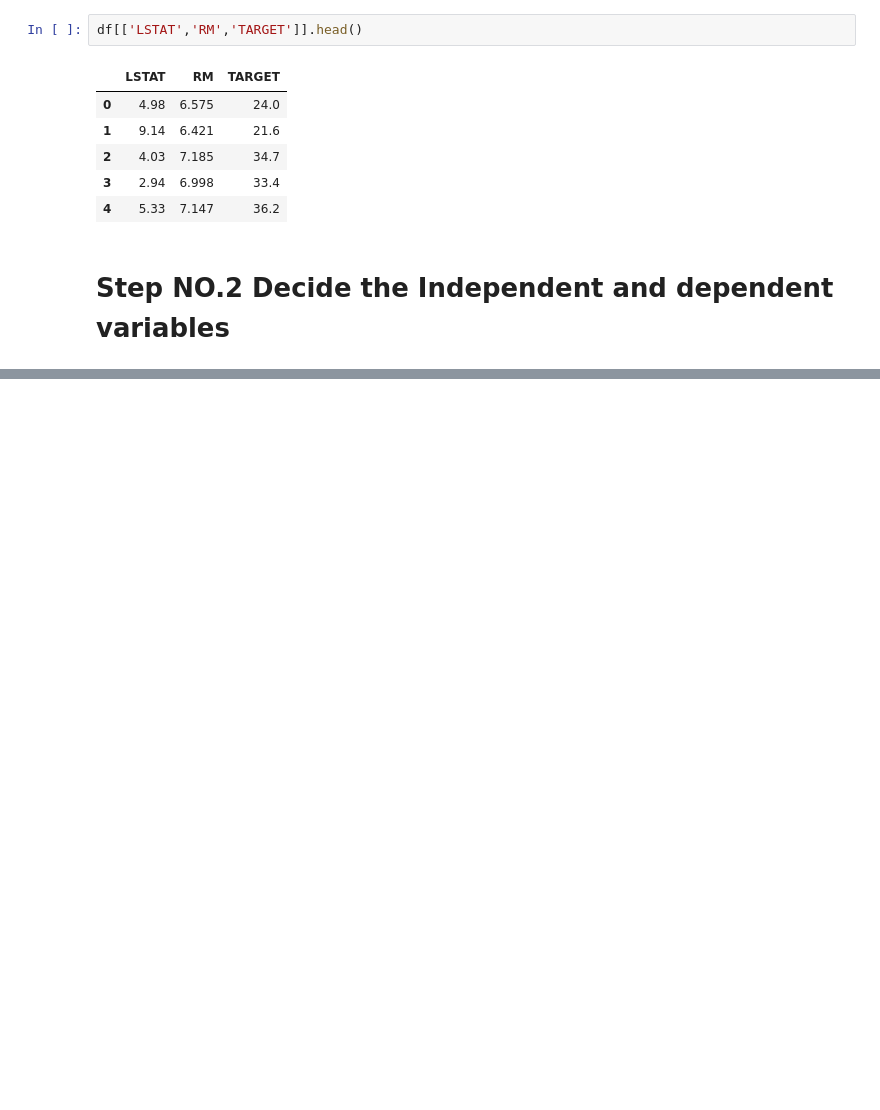
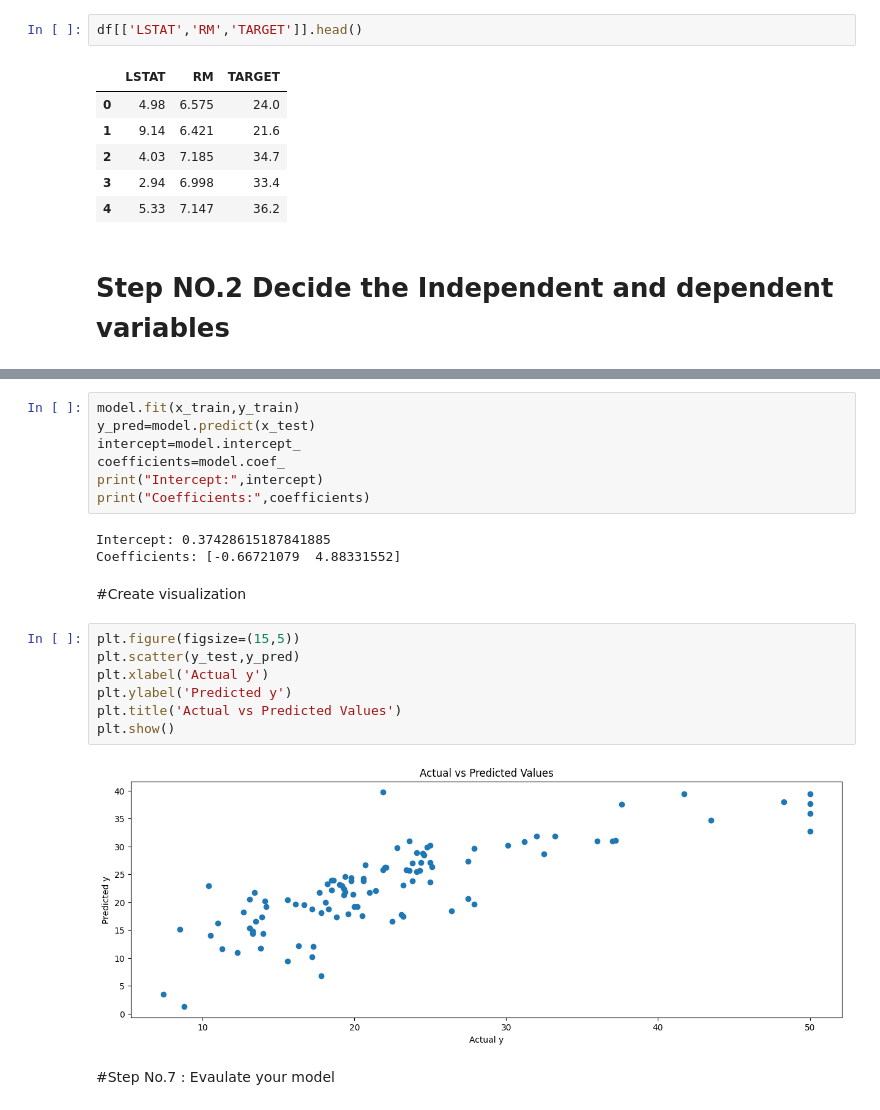
Before and after one commit to jabanitaha/data-mining-2-, a Jupyter notebook: LR_Boston_Housing.ipynb, the cells around one changed output, grey strips where cells are left out. Saved outputs shown, nothing was run; the diff lists cells and outputs as text; blank space fills up the shorter version.

```diff
--- a/LR_Boston_Housing.ipynb
+++ b/LR_Boston_Housing.ipynb
@@ -102,0 +148,23 @@ df[['LSTAT','RM','TARGET']].head()
+# %%
+model.fit(x_train,y_train)
+y_pred=model.predict(x_test)
+intercept=model.intercept_
+coefficients=model.coef_
+print("Intercept:",intercept)
+print("Coefficients:",coefficients)
+# %% [output]
+Intercept: 0.37428615187841885
+Coefficients: [-0.66721079  4.88331552]
+# %% [markdown]
+#Create visualization
+# %%
+plt.figure(figsize=(15,5))
+plt.scatter(y_test,y_pred)
+plt.xlabel('Actual y')
+plt.ylabel('Predicted y')
+plt.title('Actual vs Predicted Values')
+plt.show()
+# %% [output]
+[figure, added]
+# %% [markdown]
+#Step No.7 : Evaulate your model
```
Also changed, not shown: parts of 14 cells of this notebook.
